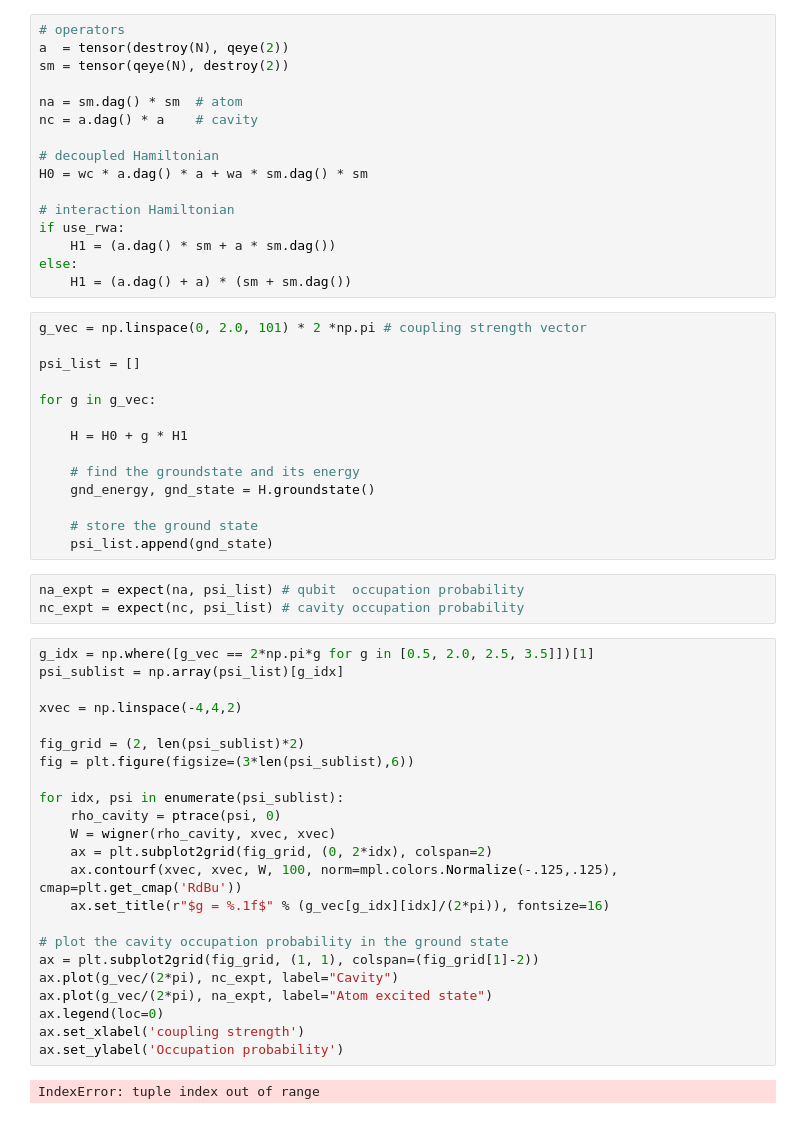
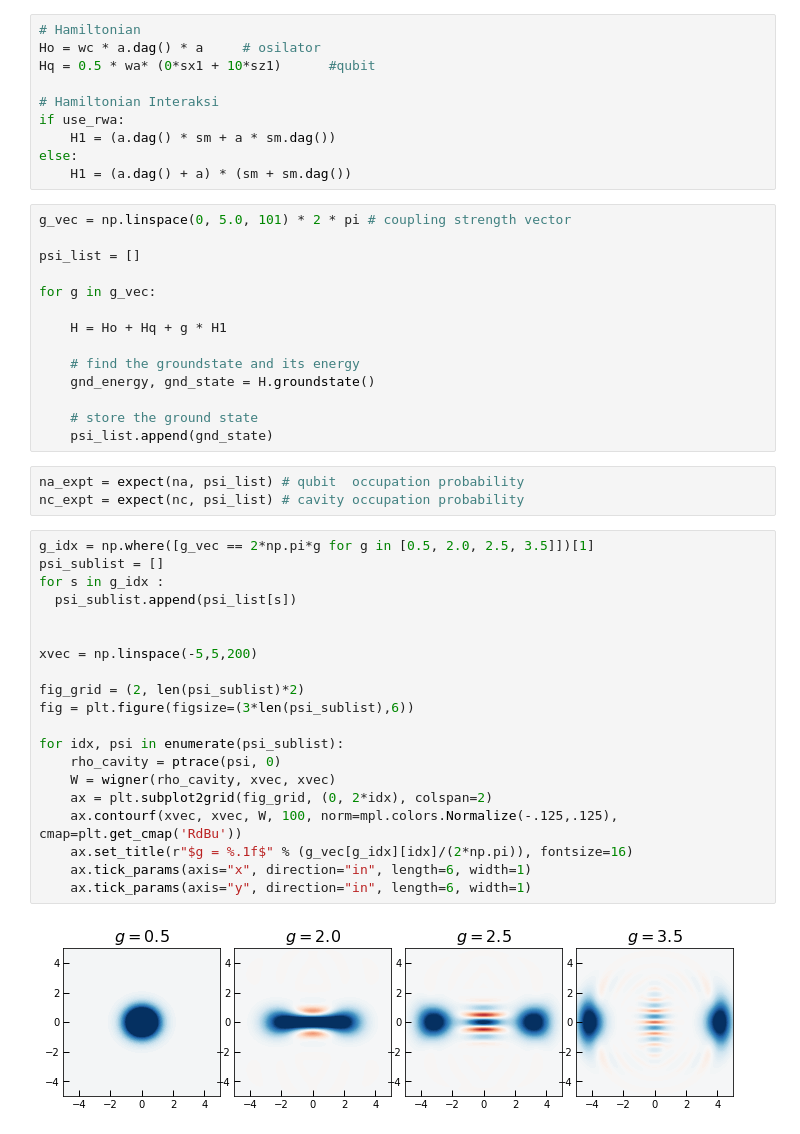
Before and after one commit to mukhamadazistholib/QubitOsc, a Jupyter notebook: wignerFunction.ipynb, the cells around one changed output. Drawn from its saved outputs; the diff is of its cells as text.

```diff
--- a/wignerFunction.ipynb
+++ b/wignerFunction.ipynb
@@ -23,27 +32,21 @@ sx1 = tensor(qeye(N), sigmax())  #operator sigma-x modifikasi
 # %%
-# operators
-a  = tensor(destroy(N), qeye(2))
-sm = tensor(qeye(N), destroy(2))
+# Hamiltonian
+Ho = wc * a.dag() * a     # osilator
+Hq = 0.5 * wa* (0*sx1 + 10*sz1)      #qubit
 
-na = sm.dag() * sm  # atom
-nc = a.dag() * a    # cavity
-
-# decoupled Hamiltonian
-H0 = wc * a.dag() * a + wa * sm.dag() * sm
-
-# interaction Hamiltonian
+# Hamiltonian Interaksi
 if use_rwa:
     H1 = (a.dag() * sm + a * sm.dag())
 else:
     H1 = (a.dag() + a) * (sm + sm.dag())
 # %%
-g_vec = np.linspace(0, 2.0, 101) * 2 *np.pi # coupling strength vector
+g_vec = np.linspace(0, 5.0, 101) * 2 * pi # coupling strength vector
 
 psi_list = []
 
 for g in g_vec:
 
-    H = H0 + g * H1
+    H = Ho + Hq + g * H1
 
     # find the groundstate and its energy
     gnd_energy, gnd_state = H.groundstate()
@@ -55,26 +58,23 @@ na_expt = expect(na, psi_list) # qubit  occupation probability
 nc_expt = expect(nc, psi_list) # cavity occupation probability
 # %%
 g_idx = np.where([g_vec == 2*np.pi*g for g in [0.5, 2.0, 2.5, 3.5]])[1]
-psi_sublist = np.array(psi_list)[g_idx]
+psi_sublist = []
+for s in g_idx :
+  psi_sublist.append(psi_list[s])
 
-xvec = np.linspace(-4,4,2)
+
+xvec = np.linspace(-5,5,200)
 
 fig_grid = (2, len(psi_sublist)*2)
 fig = plt.figure(figsize=(3*len(psi_sublist),6))
 
 for idx, psi in enumerate(psi_sublist):
     rho_cavity = ptrace(psi, 0)
     W = wigner(rho_cavity, xvec, xvec)
     ax = plt.subplot2grid(fig_grid, (0, 2*idx), colspan=2)
     ax.contourf(xvec, xvec, W, 100, norm=mpl.colors.Normalize(-.125,.125), cmap=plt.get_cmap('RdBu'))
-    ax.set_title(r"$g = %.1f$" % (g_vec[g_idx][idx]/(2*pi)), fontsize=16)
-
-# plot the cavity occupation probability in the ground state
-ax = plt.subplot2grid(fig_grid, (1, 1), colspan=(fig_grid[1]-2))
-ax.plot(g_vec/(2*pi), nc_expt, label="Cavity")
-ax.plot(g_vec/(2*pi), na_expt, label="Atom excited state")
-ax.legend(loc=0)
-ax.set_xlabel('coupling strength')
-ax.set_ylabel('Occupation probability')
+    ax.set_title(r"$g = %.1f$" % (g_vec[g_idx][idx]/(2*np.pi)), fontsize=16)
+    ax.tick_params(axis="x", direction="in", length=6, width=1)
+    ax.tick_params(axis="y", direction="in", length=6, width=1)
 # %% [output]
-IndexError: tuple index out of range
+[figure, added]
```
Also changed, not shown: parts of 7 cells of this notebook.
